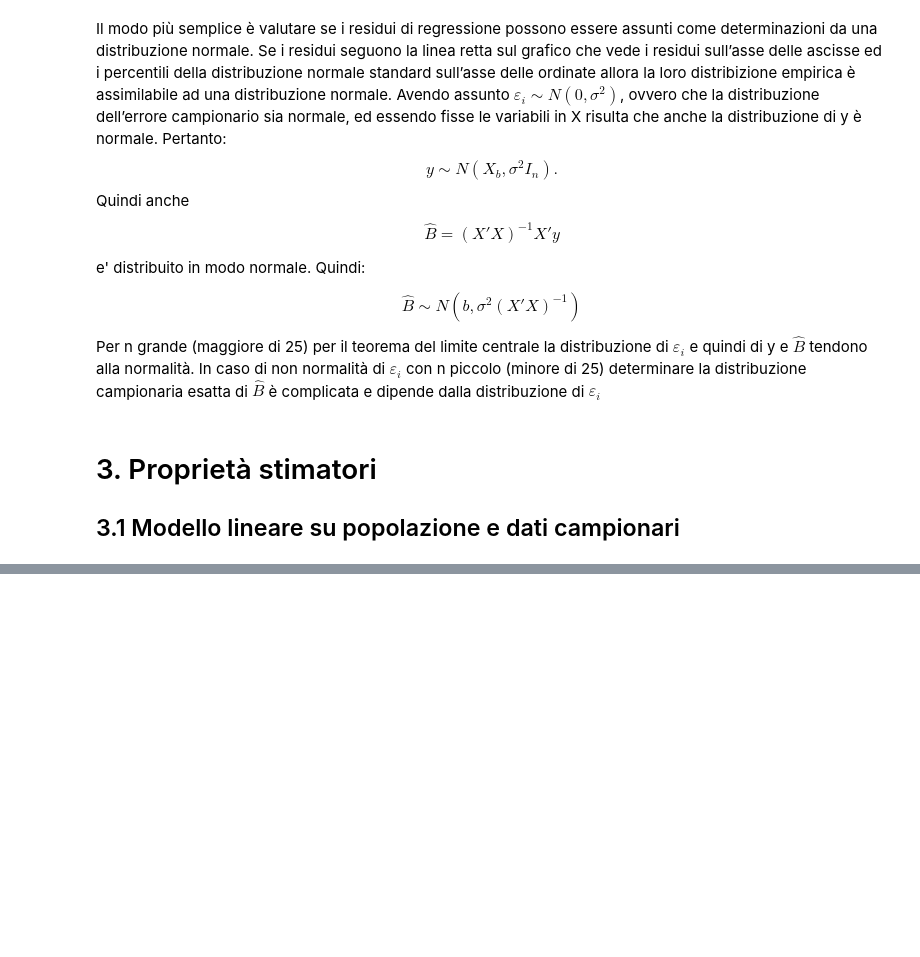
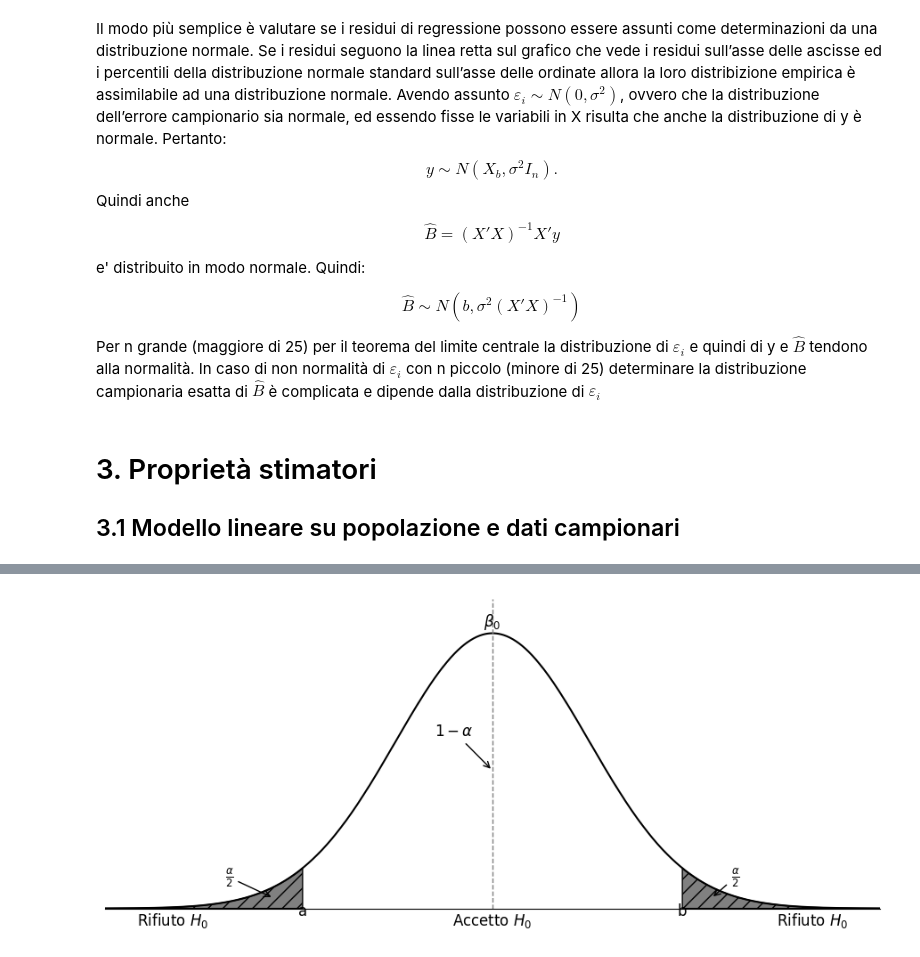
Before and after one commit to NikolayNikolaev1982/GzLM, a Jupyter notebook: GzLM_Parte_1_A.ipynb, the cells around one changed output, grey strips where cells are left out. Saved outputs shown, nothing was run; the diff lists cells and outputs as text; code cells hidden in the pictures; blank space fills up the shorter version.

```diff
--- a/GzLM_Parte_1_A.ipynb
+++ b/GzLM_Parte_1_A.ipynb
@@ -563,0 +721,66 @@ Per n grande (maggiore di 25) per il teorema del limite centrale la distribuzion
+# %%
+import numpy as np
+import matplotlib.pyplot as plt
+from scipy.stats import norm
+
+# Parametri
+mu = 0
+sigma = 1
+alpha = 0.05
+x = np.linspace(-4, 4, 1000)
+y = norm.pdf(x, mu, sigma)
+
+# Valori critici
+z_crit = norm.ppf(1 - alpha/2)
+a = -z_crit
+b = z_crit
+
+# Setup figura
+fig, ax = plt.subplots(figsize=(9, 4))
+
+# Curva della distribuzione normale
+ax.plot(x, y, color='black')
+
+# Aree di rifiuto (code)
+x_left = np.linspace(-4, a, 200)
+x_right = np.linspace(b, 4, 200)
+ax.fill_between(x_left, norm.pdf(x_left), color='gray', hatch='//', edgecolor='black')
+ax.fill_between(x_right, norm.pdf(x_right), color='gray', hatch='//', edgecolor='black')
+
+# Linea verticale centrale (beta_0)
+ax.axvline(mu, color='gray', linestyle='dashed', linewidth=1)
+ax.text(mu, max(y) + 0.01, r'$\beta_0$', ha='center', fontsize=12)
+
+# Annotazioni per alpha/2
+ax.annotate(r'$\frac{\alpha}{2}$', xy=(a - 0.3, 0.015), xytext=(a - 0.8, 0.04),
+             arrowprops=dict(arrowstyle='->'), fontsize=12)
+ax.annotate(r'$\frac{\alpha}{2}$', xy=(b + 0.3, 0.015), xytext=(b + 0.5, 0.04),
+             arrowprops=dict(arrowstyle='->'), fontsize=12)
+
+# Annotazione per 1 - alpha
+ax.annotate(r'$1 - \alpha$', xy=(mu, 0.2), xytext=(mu - 0.6, 0.25),
+             arrowprops=dict(arrowstyle='->'), fontsize=12)
+
+# Etichette a e b
+ax.text(a, -0.01, 'a', ha='center', fontsize=12)
+ax.text(b, -0.01, 'b', ha='center', fontsize=12)
+
+# Etichette delle regioni
+ax.text(-3.3, -0.025, r'Rifiuto $H_0$', ha='center', fontsize=12)
+ax.text(0, -0.025, r'Accetto $H_0$', ha='center', fontsize=12)
+ax.text(3.3, -0.025, r'Rifiuto $H_0$', ha='center', fontsize=12)
+
+# Pulizia assi
+ax.set_xticks([])
+ax.set_yticks([])
+ax.set_xlim(-4, 4)
+ax.set_ylim(0, max(y) + 0.05)
+ax.spines['right'].set_visible(False)
+ax.spines['top'].set_visible(False)
+ax.spines['left'].set_visible(False)
+ax.spines['bottom'].set_position('zero')
+
+plt.tight_layout()
+plt.show()
+# %% [output]
+[figure, added]
```
Also changed, not shown: parts of 12 cells of this notebook.
